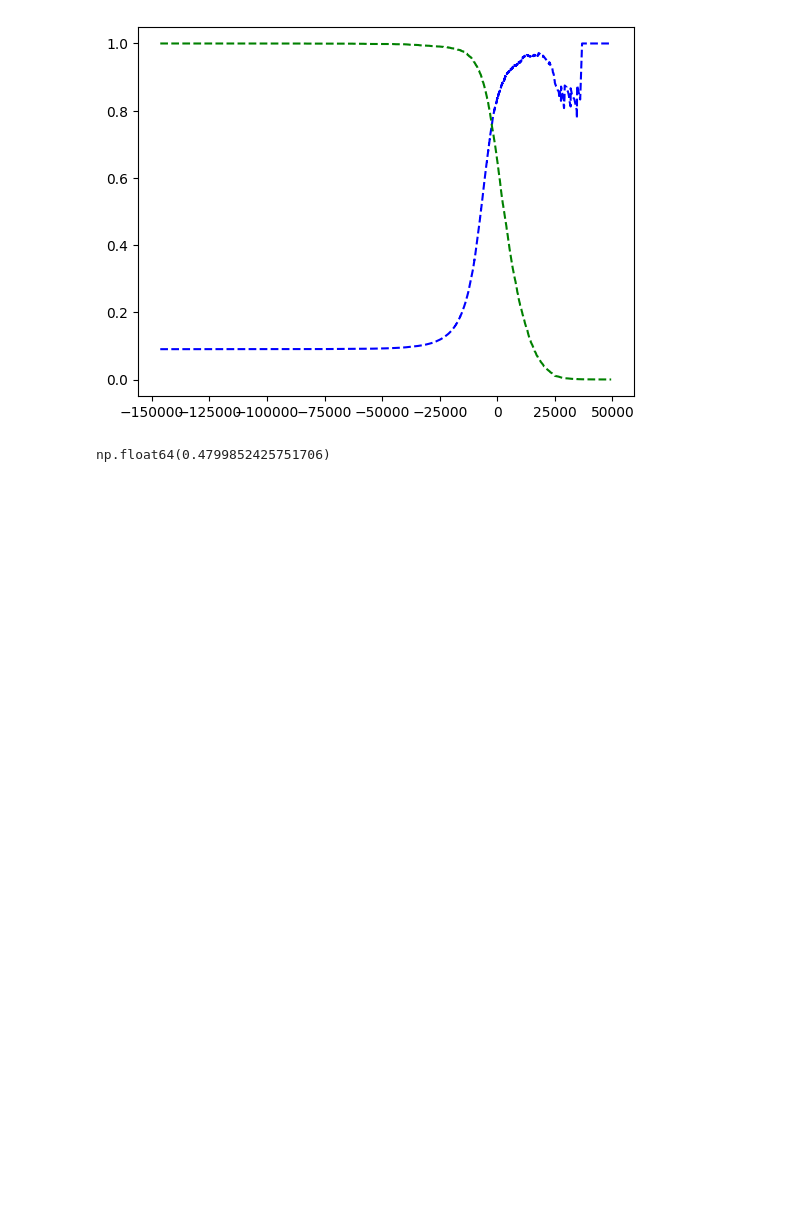
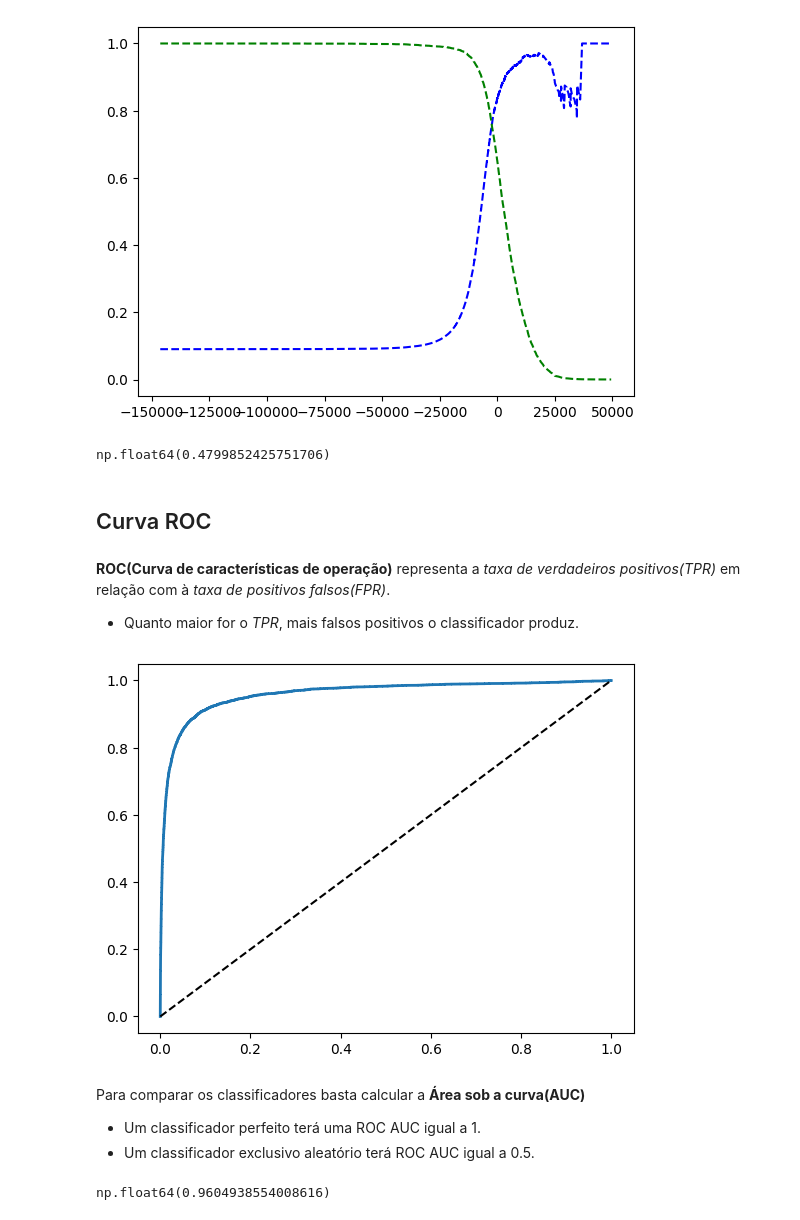
Before and after one commit to leonamcassemir0/Classificacao_MNIST, a Jupyter notebook: classificação.ipynb, the cells around one changed output. Drawn from its saved outputs; the diff is of its cells as text; code cells hidden in the pictures; blank space fills up the shorter version.

Commit message:
Terminei classificador binário

```diff
--- a/classificação.ipynb
+++ b/classificação.ipynb
@@ -157,3 +157,33 @@ precision_score(y_train_5, y_train_pred_90)
 recall_score(y_train_5, y_train_pred_90)
 # %% [output]
 np.float64(0.4799852425751706)
+# %% [markdown]
+## Curva ROC
+# %% [markdown]
+**ROC(Curva de características de operação)** representa a *taxa de verdadeiros positivos(TPR)* em relação com à *taxa de positivos falsos(FPR)*.
+- Quanto maior for o *TPR*, mais falsos positivos o classificador produz.
+# %%
+from sklearn.metrics import roc_curve
+
+fpr, tpr, thresholds = roc_curve(y_train_5, y_scores)
+
+
+def plot_roc_curve(fpr, tpr, label=None):
+    plt.plot(fpr, tpr, linewidth=2, label=label)
+    plt.plot([0, 1], [0, 1], 'k--')
+
+
+plot_roc_curve(fpr, tpr)
+plt.show()
+# %% [output]
+[figure, added]
+# %% [markdown]
+Para comparar os classificadores basta calcular a **Área sob a curva(AUC)**
+- Um classificador perfeito terá uma ROC AUC igual a 1.
+- Um classificador exclusivo aleatório terá ROC AUC igual a 0.5.
+# %%
+from sklearn.metrics import roc_auc_score
+
+roc_auc_score(y_train_5, y_scores)
+# %% [output]
+np.float64(0.9604938554008616)
```
Also changed, not shown: parts of 1 cell of this notebook.
